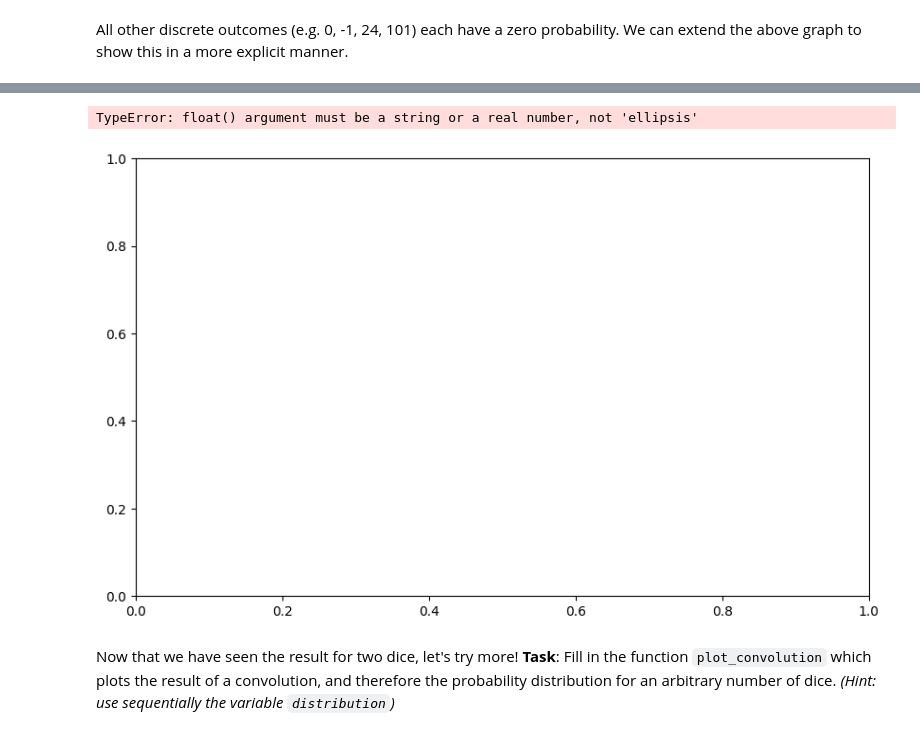
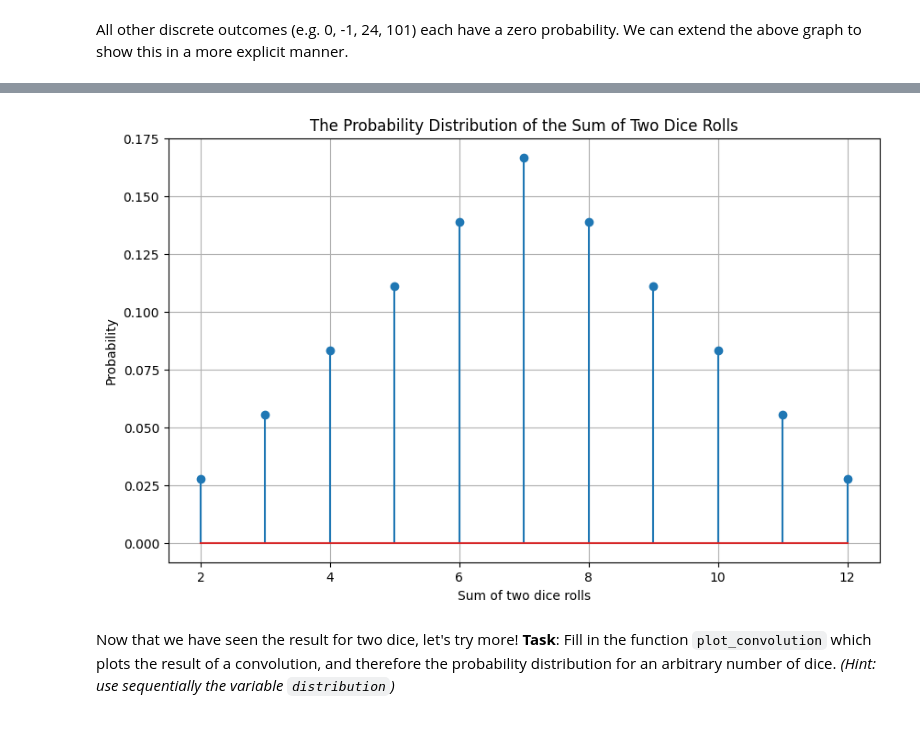
Before and after one commit to LCAV/COM202, a Jupyter notebook: 01-intro/lab1_COM202.ipynb, the cells around one changed output, grey strips where cells are left out. Cells and saved outputs as stored; diff of their text form; code cells hidden in the pictures.

```diff
--- a/01-intro/lab1_COM202.ipynb
+++ b/01-intro/lab1_COM202.ipynb
@@ -537,24 +578,25 @@ def manual_convolution(a, b):
 # %%
 import numpy as np
 import matplotlib.pyplot as plt
 
 # Representing a single dice roll
 dice = np.array([1/6]*6)
 
 # Convolve this with itself to represent the sum of rolling two dice
-convolved = ... #Your code
+convolved = manual_convolution(dice, dice)
 
 plt.figure(figsize=(10,6))
 plt.stem(range(2,13), convolved, use_line_collection=True)
 plt.xlabel('Sum of two dice rolls')
 plt.ylabel('Probability')
 plt.ylabel('Probability')
 plt.title('The Probability Distribution of the Sum of Two Dice Rolls')
 plt.grid(True)
+
+plt.savefig('dice_sum_distribution.png')
 plt.show()
 # %% [output]
-TypeError: float() argument must be a string or a real number, not 'ellipsis'
-[figure, old version]
+[figure, new version]
 # %% [markdown]
 Now that we have seen the result for two dice, let's try more!
 **Task**: Fill in the function `plot_convolution` which plots the result of a convolution, and therefore the probability distribution for an arbitrary number of dice. *(Hint: use sequentially the variable `distribution`)*
```
Also changed, not shown: parts of 13 cells of this notebook, 2 other files.
